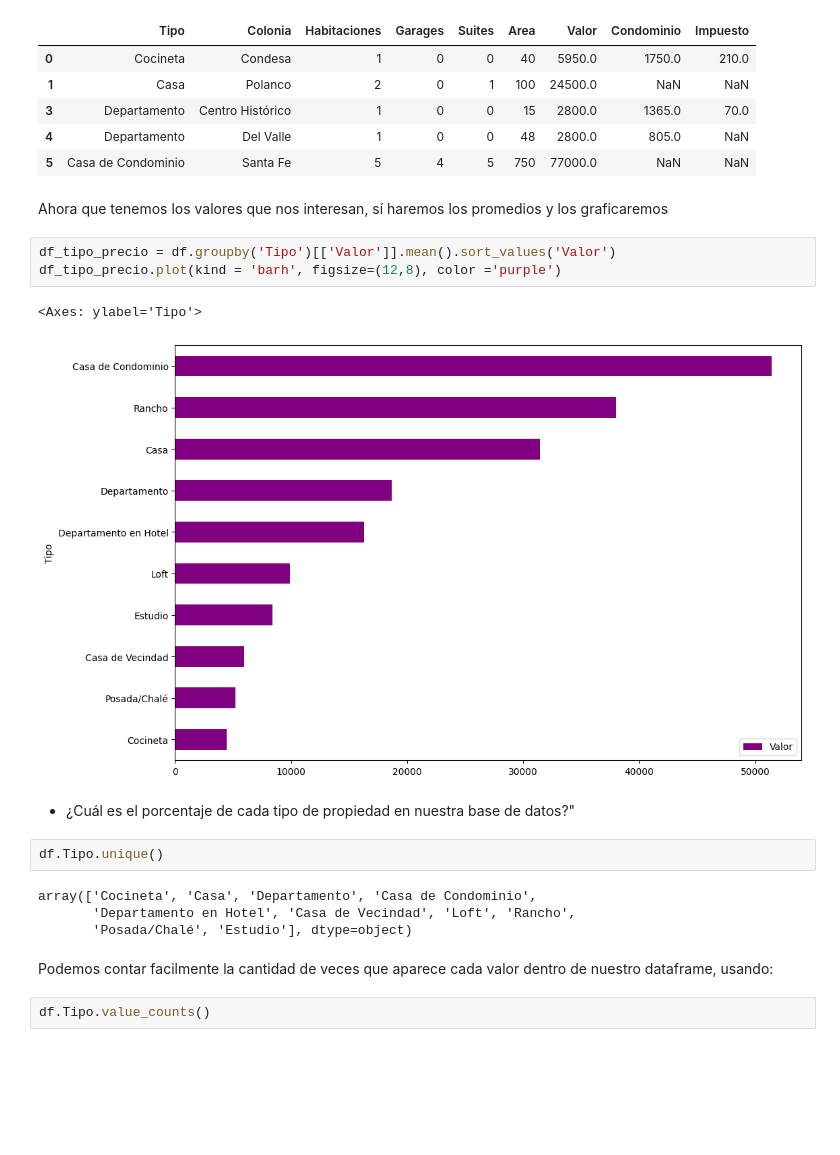
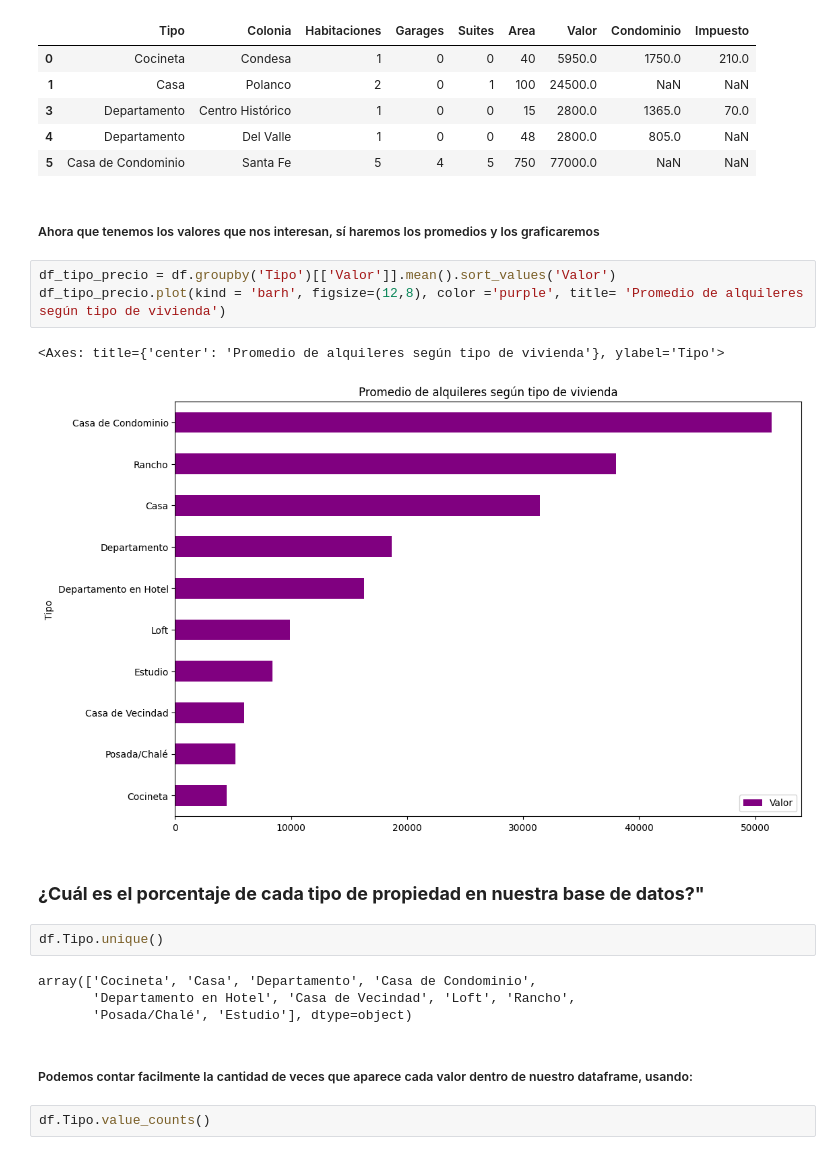
Before and after one commit to aylenfv/ETL-conociendo-pandas, a Jupyter notebook: inmuebles_cdmx.ipynb, the cells around one changed output. Saved outputs shown, nothing was run; the diff lists cells and outputs as text; blank space fills up the shorter version.

Commit message:
Análisis Exploratorio de los Datos

```diff
--- a/inmuebles_cdmx.ipynb
+++ b/inmuebles_cdmx.ipynb
@@ -424,15 +450,15 @@ df.head()
 | 4 | Departamento | Del Valle | 1 | 0 | 0 | 48 | 2800.0 | 805.0 | NaN |
 | 5 | Casa de Condominio | Santa Fe | 5 | 4 | 5 | 750 | 77000.0 | NaN | NaN |
 # %% [markdown]
-Ahora que tenemos los valores que nos interesan, sí haremos los promedios y los graficaremos
+##### Ahora que tenemos los valores que nos interesan, sí haremos los promedios y los graficaremos
 # %%
 df_tipo_precio = df.groupby('Tipo')[['Valor']].mean().sort_values('Valor')
-df_tipo_precio.plot(kind = 'barh', figsize=(12,8), color ='purple')
+df_tipo_precio.plot(kind = 'barh', figsize=(12,8), color ='purple', title= 'Promedio de alquileres según tipo de vivienda')
 # %% [output]
-<Axes: ylabel='Tipo'>
+<Axes: title={'center': 'Promedio de alquileres según tipo de vivienda'}, ylabel='Tipo'>
-[figure, old version]
+[figure, new version]
 # %% [markdown]
-* ¿Cuál es el porcentaje de cada tipo de propiedad en nuestra base de datos?"
+### **¿Cuál es el porcentaje de cada tipo de propiedad en nuestra base de datos?"**
 # %%
 df.Tipo.unique()
 # %% [output]
@@ -440,7 +466,7 @@ array(['Cocineta', 'Casa', 'Departamento', 'Casa de Condominio',
        'Departamento en Hotel', 'Casa de Vecindad', 'Loft', 'Rancho',
        'Posada/Chalé', 'Estudio'], dtype=object)
 # %% [markdown]
-Podemos contar facilmente la cantidad de veces que aparece cada valor dentro de nuestro dataframe, usando:
+##### Podemos contar facilmente la cantidad de veces que aparece cada valor dentro de nuestro dataframe, usando:
 # %%
 df.Tipo.value_counts()
 # %% [output]
```
Also changed, not shown: parts of 59 cells of this notebook.
